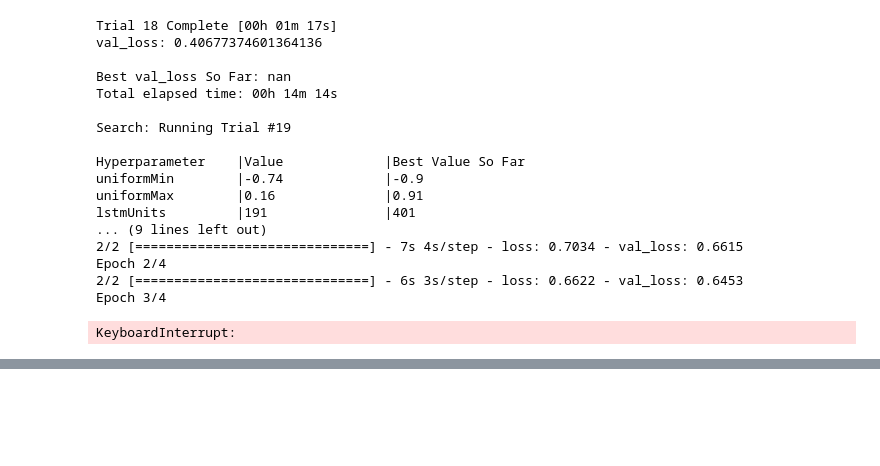
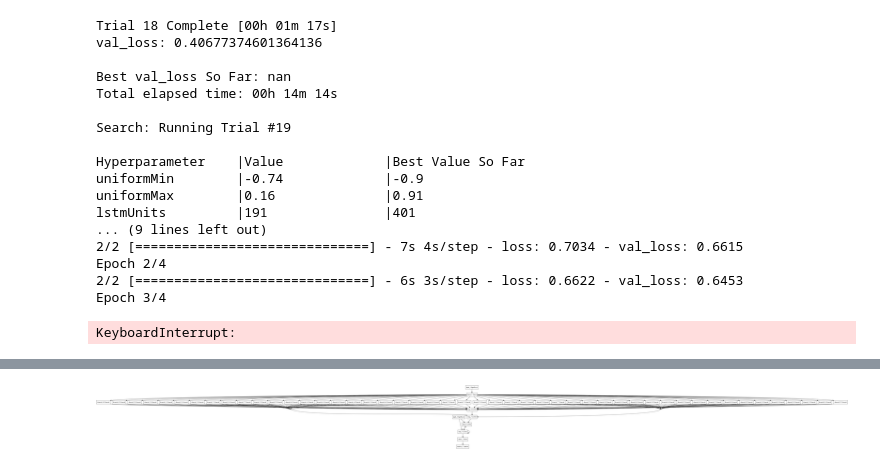
Before and after one commit to ellensanden/MLAnomalyDetection, a Jupyter notebook: test_stuff/LSTM_model.ipynb, the cells around one changed output, grey strips where cells are left out. Drawn from its saved outputs; the diff is of its cells as text; code cells hidden in the pictures; blank space fills up the shorter version.

```diff
--- a/test_stuff/LSTM_model.ipynb
+++ b/test_stuff/LSTM_model.ipynb
@@ -279,0 +266,55 @@ ________________________________________________________________________________
+# %%
+from keras.layers import Lambda
+from keras import backend as K
+
+n_samples = X_train.shape[0]
+time_steps = X_train.shape[1]
+n_features = X_train.shape[2]
+lstm_initializer = tf.keras.initializers.RandomUniform(minval=-0.5, maxval=0.5)
+
+
+# define Encoder
+encoder_input = Input(shape=(time_steps,n_features))
+encoder_dense = Dense(256, activation='tanh')
+encoderLSTM1 = LSTM(128,return_state=True,kernel_initializer =lstm_initializer, recurrent_initializer=lstm_initializer)
+encoderLSTM2 =  LSTM(128,return_state=True,kernel_initializer =lstm_initializer, recurrent_initializer=lstm_initializer)
+
+
+# define Decoder
+d_input = Input(shape=(time_steps,128))
+decoderLSTM1 = LSTM(128,return_state=True, kernel_initializer =lstm_initializer, recurrent_initializer=lstm_initializer)
+decoderLSTM2 = LSTM(128,return_sequences=True,return_state=True, kernel_initializer =lstm_initializer, recurrent_initializer=lstm_initializer)
+decoder_dense = Dense(256, activation='sigmoid')
+output_dense = Dense(n_features,activation= 'sigmoid')
+
+all_outputs = []
+decoder_input = d_input
+i_vector = np.zeros((time_steps,n_features))#np.zeros((1,time_steps))
+for _ in range(n_samples):
+
+    dense1 = encoder_dense(encoder_input)
+    dropout = Dropout(0.2)(dense1)
+    encoder_lstm1, state_h, state_c = encoderLSTM1(dropout)
+    encoder_output, state_h, state_c = encoderLSTM2(dropout,initial_state=[state_h,state_c])
+
+    # Run the decoder on one timestep
+    decoder_lstm1, state_h, state_c = decoderLSTM1(decoder_input,initial_state=[state_h,state_c])
+    decoder_lstm2, state_h, state_c = decoderLSTM2(decoder_input,initial_state=[state_h,state_c])
+    outputs = output_dense(decoder_lstm2)
+
+    # Store the current prediction (we will concatenate all predictions later)
+    all_outputs.append(outputs)
+    # Reinject the outputs as inputs for the next loop iteration
+    decoder_input = decoder_lstm2
+
+
+
+# Concatenate all predictions
+decoder_outputs = Lambda(lambda x: K.concatenate(x, axis=1))(all_outputs)
+
+# Define and compile model as previously
+model = Model([encoder_input, d_input], decoder_outputs)
+model.compile(optimizer='adam', loss='binary_crossentropy')
+plot_model(model, to_file='EncoderDecoder.png')
+# %% [output]
+[figure, added]
```
Also changed, not shown: parts of 5 cells of this notebook.
